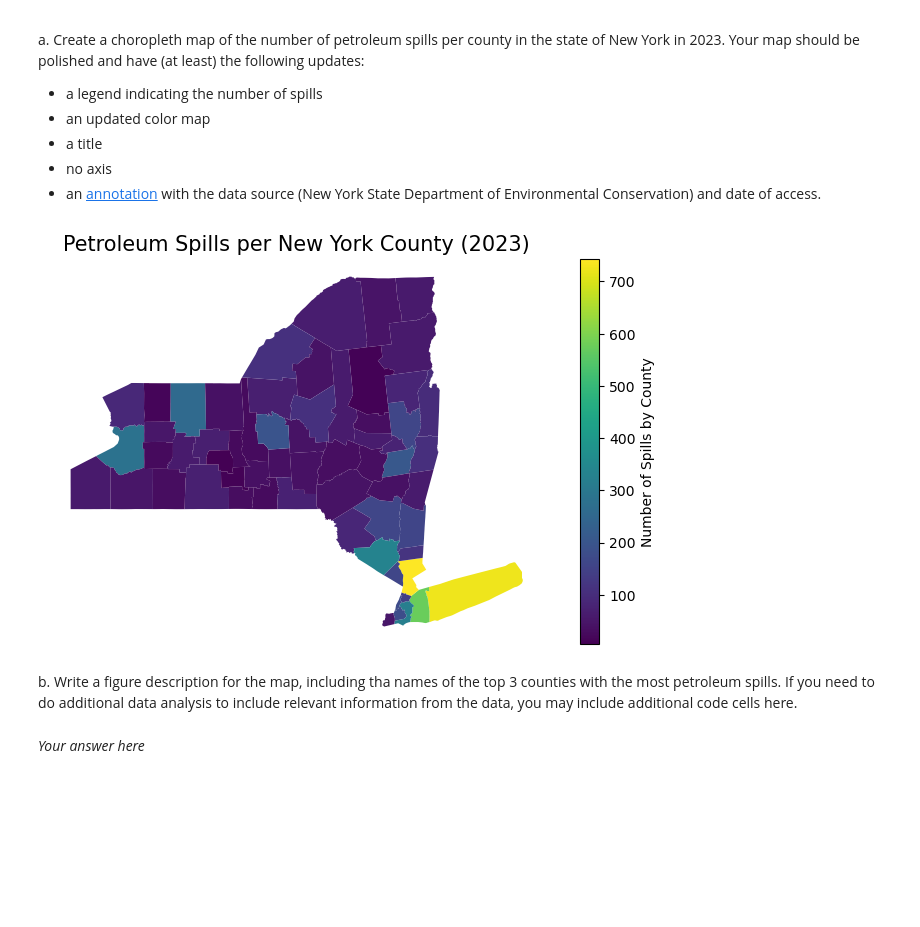
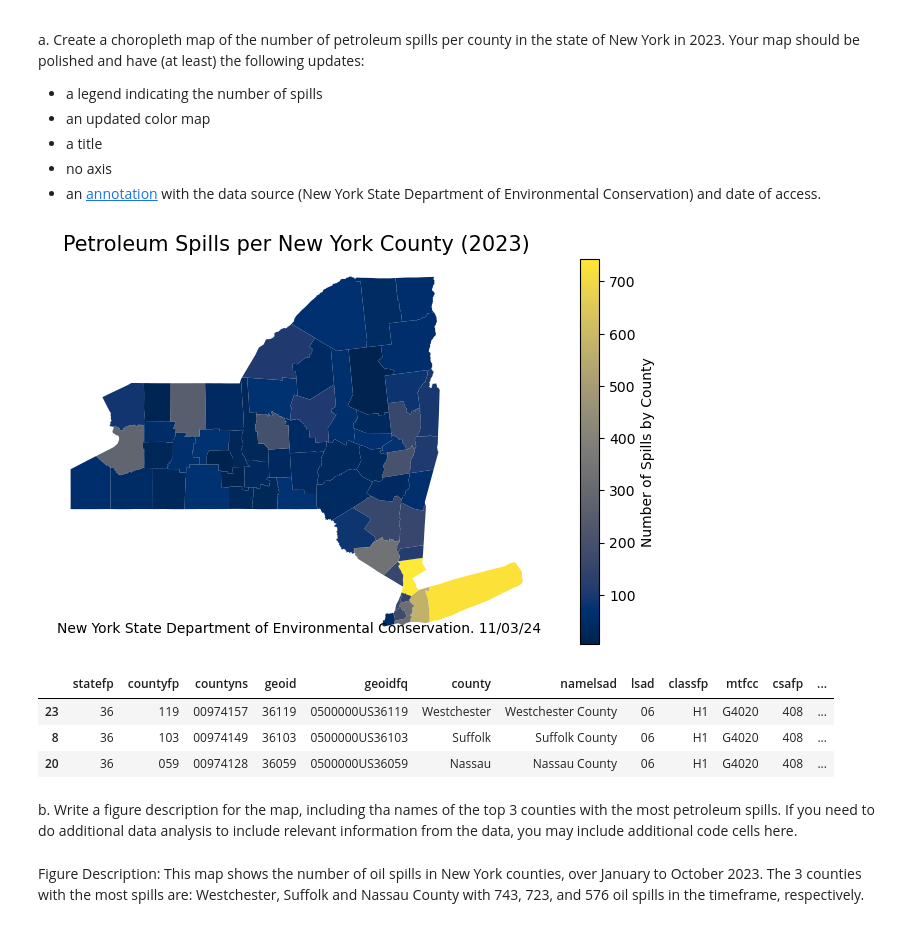
Before and after one commit to nmoraescommit/eds220-hwk3, a Jupyter notebook: hwk3-task1-spills.ipynb, the cells around one changed output. Cells and saved outputs as stored; diff of their text form; code cells hidden in the pictures; blank space fills up the shorter version.

```diff
--- a/hwk3-task1-spills.ipynb
+++ b/hwk3-task1-spills.ipynb
@@ -596,28 +619,43 @@ Your map should be polished and have (at least) the following updates:
 # %%
 # a. Your code here
 # Create map of NY sounties and spills in 2023
-
 fig, ax = plt.subplots(figsize=(9, 5))
 
 # Remove the axis for a cleaner map
 ax.axis('off')
 
 # Title for the plot
 ax.set_title('Petroleum Spills per New York County (2023)',
               fontsize=15)
 
 ny_counties.plot(ax = ax,
-                 column = 'n_spills', #Assign numerical data column
-                 legend = True, #Decide to show legend or not
-                 legend_kwds = {'label': "Number of Spills by County"}) #Name
+                 column = 'n_spills',
+                 legend = True,
+                 legend_kwds = {'label': "Number of Spills by County"})
+
+cmap = plt.get_cmap('cividis')
+
+plt.set_cmap(cmap)
+
+plt.annotate("New York State Department of Environmental Conservation. 11/03/24",
+            xy = (-80,40.4),
+            xytext = (-80,40.4))
+
 plt.show()
 # %% [output]
-[figure, old version]
+[figure, new version]
+# %%
+ny_counties.sort_values(by = ['n_spills'], ascending = False).head(3)
+# %% [output]
+|  | statefp | countyfp | countyns | geoid | geoidfq | county | namelsad | lsad | classfp | mtfcc | csafp | ... |
+| 23 | 36 | 119 | 00974157 | 36119 | 0500000US36119 | Westchester | Westchester County | 06 | H1 | G4020 | 408 | ... |
+| 8 | 36 | 103 | 00974149 | 36103 | 0500000US36103 | Suffolk | Suffolk County | 06 | H1 | G4020 | 408 | ... |
+| 20 | 36 | 059 | 00974128 | 36059 | 0500000US36059 | Nassau | Nassau County | 06 | H1 | G4020 | 408 | ... |
 # %% [markdown]
 <!-- END QUESTION -->
 
 <!-- BEGIN QUESTION -->
 
 b. Write a figure description for the map, including tha names of the top 3 counties with the most petroleum spills. If you need to do additional data analysis to include relevant information from the data, you may include additional code cells here.
-# %% [markdown]
-*Your answer here*
+# %% [markdown]
+Figure Description: This map shows the number of oil spills in New York counties, over January to October 2023. The 3 counties with the most spills are: Westchester, Suffolk and Nassau County with 743, 723, and 576 oil spills in the timeframe, respectively.
```
Also changed, not shown: parts of 28 cells of this notebook, 1 other file.
